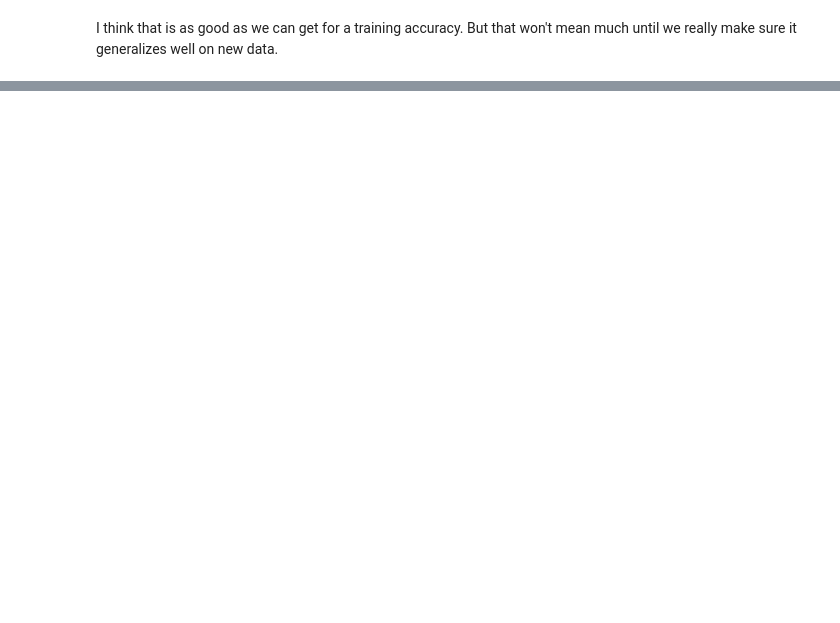
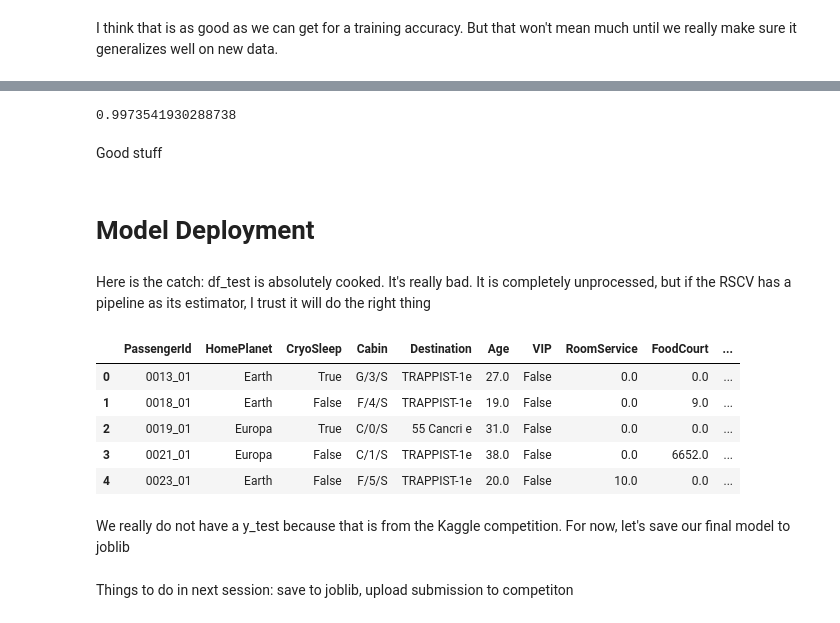
Before and after one commit to anichip/HandsOnMLBook, a Jupyter notebook: 02_SpaceshipTitanic.ipynb, the cells around one changed output, grey strips where cells are left out. Saved outputs shown, nothing was run; the diff lists cells and outputs as text; code cells hidden in the pictures; blank space fills up the shorter version.

Commit message:
99.7% train score after RSCV + deployed final model

```diff
--- a/02_SpaceshipTitanic.ipynb
+++ b/02_SpaceshipTitanic.ipynb
@@ -255,0 +324,19 @@ I think that is as good as we can get for a training accuracy. But that won't me
+# %%
+accuracy_score(y_train,y_pred_rcv_train)
+# %% [output]
+0.9973541930288738
+# %% [markdown]
+Good stuff
+# %% [markdown]
+# Model Deployment
+# %% [markdown]
+Here is the catch: df_test is absolutely cooked. It's really bad. It is completely unprocessed, but if the RSCV has a pipeline as its estimator, I trust it will do the right thing
+# %%
+df_test.head()
+# %% [output]
+|  | PassengerId | HomePlanet | CryoSleep | Cabin | Destination | Age | VIP | RoomService | FoodCourt | ... |
+| 0 | 0013_01 | Earth | True | G/3/S | TRAPPIST-1e | 27.0 | False | 0.0 | 0.0 | ... |
+| 1 | 0018_01 | Earth | False | F/4/S | TRAPPIST-1e | 19.0 | False | 0.0 | 9.0 | ... |
+| 2 | 0019_01 | Europa | True | C/0/S | 55 Cancri e | 31.0 | False | 0.0 | 0.0 | ... |
+| 3 | 0021_01 | Europa | False | C/1/S | TRAPPIST-1e | 38.0 | False | 0.0 | 6652.0 | ... |
+| 4 | 0023_01 | Earth | False | F/5/S | TRAPPIST-1e | 20.0 | False | 10.0 | 0.0 | ... |
@@ -255,0 +348,4 @@ I think that is as good as we can get for a training accuracy. But that won't me
+# %% [markdown]
+We really do not have a y_test because that is from the Kaggle competition. For now, let's save our final model to joblib
+# %% [markdown]
+Things to do in next session: save to joblib, upload submission to competiton
```
Also changed, not shown: parts of 21 cells of this notebook.
